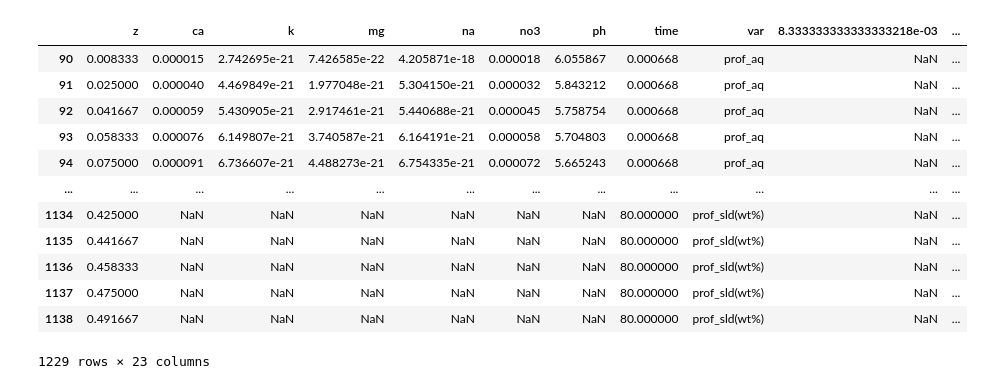
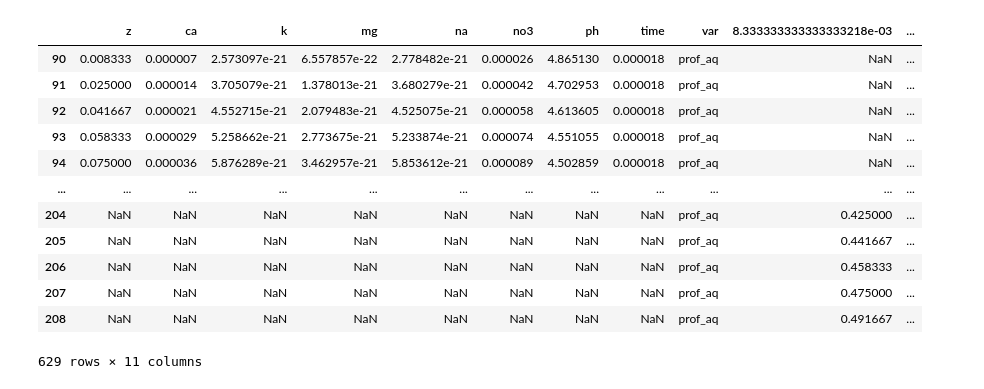
Before and after one commit to carbonplan/aglime-swap-cdr, a Jupyter notebook: scepter/process/scratch/singlerun_check.ipynb, the cells around one changed output. Drawn from its saved outputs; the diff is of its cells as text; code cells hidden in the pictures.

```diff
--- a/scepter/process/scratch/singlerun_check.ipynb
+++ b/scepter/process/scratch/singlerun_check.ipynb
@@ -8,7 +8,8 @@ import glob
 from matplotlib.gridspec import GridSpec
 
 # ---
-thisrun = "no_app_site_311_1851-1950mean_x100yr_gbas_field_tau80p0"
+thisrun = "liming_noFert_hist_tph7p1_site_311_1950-2020_startyear-4p0_iter-2_field"
+thisrun = "liming_noFert_hist_tph7p1_site_411_1950-2020_startyear-0_iter-0_field"
 outdir = "/home/tykukla/SCEPTER/scepter_output"
 # %%
 # --- FUNCTION to preprocess .txt files for consistent delimiters
@@ -44,48 +45,48 @@ results_path = os.path.join(outdir, thisrun)
 flx_path, prof_path = os.path.join(results_path, "flx"), os.path.join(results_path, "prof")
 
 # define file name pattern
-fn_pref = ["prof_aq", "prof_sld(wt%)"]
+fn_pref = ["prof_aq"] #  ["prof_aq"] # ["prof_aq", "prof_sld(wt%)"]
 fn_ext = ".txt"
 
 # loop through variables
 df = pd.DataFrame()  # initialize empty df to store dat
 for var in fn_pref:
     # set pattern
     fn_pattern = f"{var}-*{fn_ext}"
     # get list of filenames
     file_paths = glob.glob(f"{prof_path}/{fn_pattern}")
     file_paths_numsOnly = [path for path in file_paths if re.search(r'\d', path.split("/")[-1])]
     # filter edge case of "prof_aq-DIC-020.txt"
     if 'prof_aq-DIC-020.txt' in file_paths_numsOnly:
         file_paths_numsOnly=file_paths_numsOnly.remove('prof-restart')
     # read in data and concatenate
     for file_path in file_paths_numsOnly:
         dfi = preprocess_txt(file_path)
         # apply pd.to_numeric to all columns using the "map" method
         dfi = dfi.map(pd.to_numeric)
         # add var
         dfi["var"] = var
         # combine
         df = pd.concat([df, dfi], ignore_index=True)
 
 
 # sort by time and depth
 df = df.sort_values(by=["var", "time", "z"])
 df
 # %% [output]
 |  | z | ca | k | mg | na | no3 | ph | time | var | 8.333333333333333218e-03 | ... |
-| 90 | 0.008333 | 0.000015 | 2.742695e-21 | 7.426585e-22 | 4.205871e-18 | 0.000018 | 6.055867 | 0.000668 | prof_aq | NaN | ... |
-| 91 | 0.025000 | 0.000040 | 4.469849e-21 | 1.977048e-21 | 5.304150e-21 | 0.000032 | 5.843212 | 0.000668 | prof_aq | NaN | ... |
-| 92 | 0.041667 | 0.000059 | 5.430905e-21 | 2.917461e-21 | 5.440688e-21 | 0.000045 | 5.758754 | 0.000668 | prof_aq | NaN | ... |
-| 93 | 0.058333 | 0.000076 | 6.149807e-21 | 3.740587e-21 | 6.164191e-21 | 0.000058 | 5.704803 | 0.000668 | prof_aq | NaN | ... |
-| 94 | 0.075000 | 0.000091 | 6.736607e-21 | 4.488273e-21 | 6.754335e-21 | 0.000072 | 5.665243 | 0.000668 | prof_aq | NaN | ... |
+| 90 | 0.008333 | 0.000007 | 2.573097e-21 | 6.557857e-22 | 2.778482e-21 | 0.000026 | 4.865130 | 0.000018 | prof_aq | NaN | ... |
+| 91 | 0.025000 | 0.000014 | 3.705079e-21 | 1.378013e-21 | 3.680279e-21 | 0.000042 | 4.702953 | 0.000018 | prof_aq | NaN | ... |
+| 92 | 0.041667 | 0.000021 | 4.552715e-21 | 2.079483e-21 | 4.525075e-21 | 0.000058 | 4.613605 | 0.000018 | prof_aq | NaN | ... |
+| 93 | 0.058333 | 0.000029 | 5.258662e-21 | 2.773675e-21 | 5.233874e-21 | 0.000074 | 4.551055 | 0.000018 | prof_aq | NaN | ... |
+| 94 | 0.075000 | 0.000036 | 5.876289e-21 | 3.462957e-21 | 5.853612e-21 | 0.000089 | 4.502859 | 0.000018 | prof_aq | NaN | ... |
 | ... | ... | ... | ... | ... | ... | ... | ... | ... | ... | ... | ... |
-| 1134 | 0.425000 | NaN | NaN | NaN | NaN | NaN | NaN | 80.000000 | prof_sld(wt%) | NaN | ... |
-| 1135 | 0.441667 | NaN | NaN | NaN | NaN | NaN | NaN | 80.000000 | prof_sld(wt%) | NaN | ... |
-| 1136 | 0.458333 | NaN | NaN | NaN | NaN | NaN | NaN | 80.000000 | prof_sld(wt%) | NaN | ... |
-| 1137 | 0.475000 | NaN | NaN | NaN | NaN | NaN | NaN | 80.000000 | prof_sld(wt%) | NaN | ... |
-| 1138 | 0.491667 | NaN | NaN | NaN | NaN | NaN | NaN | 80.000000 | prof_sld(wt%) | NaN | ... |
+| 204 | NaN | NaN | NaN | NaN | NaN | NaN | NaN | NaN | prof_aq | 0.425000 | ... |
+| 205 | NaN | NaN | NaN | NaN | NaN | NaN | NaN | NaN | prof_aq | 0.441667 | ... |
+| 206 | NaN | NaN | NaN | NaN | NaN | NaN | NaN | NaN | prof_aq | 0.458333 | ... |
+| 207 | NaN | NaN | NaN | NaN | NaN | NaN | NaN | NaN | prof_aq | 0.475000 | ... |
+| 208 | NaN | NaN | NaN | NaN | NaN | NaN | NaN | NaN | prof_aq | 0.491667 | ... |
-1229 rows × 23 columns
+629 rows × 11 columns
 # %%
 # --- plot depth profile of calcite through time
 dfx = df[df['var'] == "prof_aq"]
```
Also changed, not shown: parts of 5 cells of this notebook, 6 other files.
